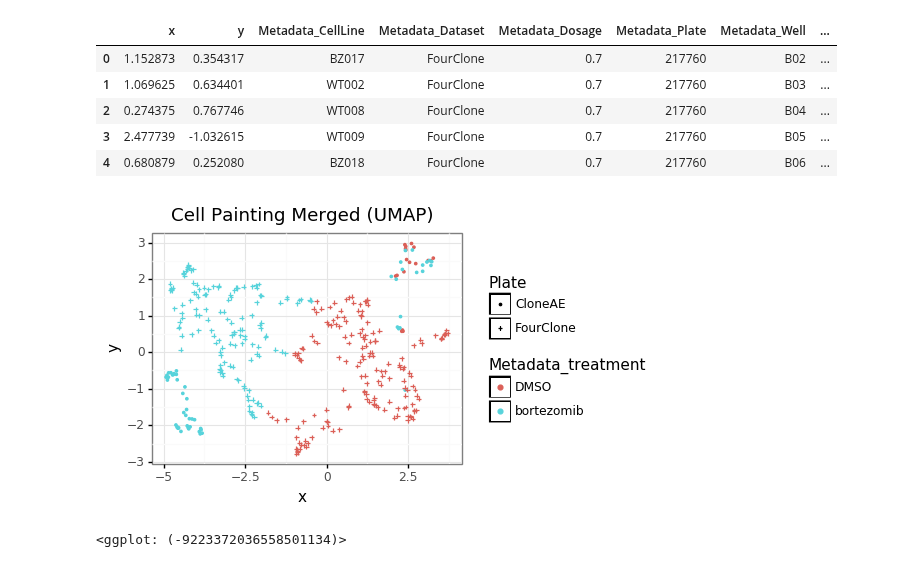
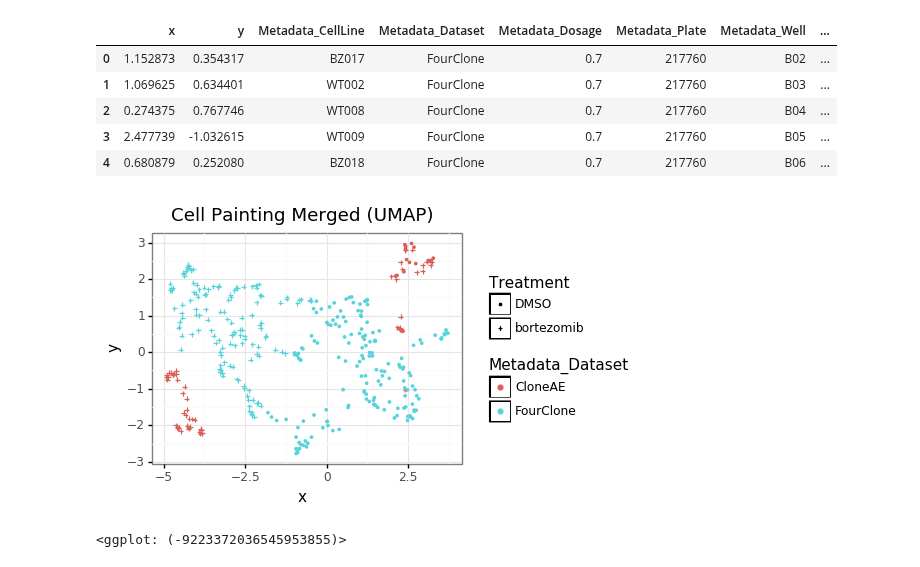
Before and after one commit to broadinstitute/profiling-resistance-mechanisms, a Jupyter notebook: 2.describe-data/3.umap.ipynb, the cells around one changed output. Cells and saved outputs as stored; diff of their text form; code cells hidden in the pictures.

Commit message:
switch shape and color

```diff
--- a/2.describe-data/3.umap.ipynb
+++ b/2.describe-data/3.umap.ipynb
@@ -275,28 +275,28 @@ embedding_df.head()
 # %%
 # Visualize UMAP results
 merged_umap_gg = (
     gg.ggplot(
         embedding_df,
         gg.aes(
             'x', 'y',
-            color="Metadata_treatment",
-            shape='Metadata_Dataset'
+            shape="Metadata_treatment",
+            color='Metadata_Dataset'
         )
     )
     + gg.geom_point()
     + gg.theme_bw()
     + gg.xlab("x")
     + gg.ylab("y")
-    + gg.scale_shape_manual(name="Plate", values=[".", "+"])
+    + gg.scale_shape_manual(name="Treatment", values=[".", "+"])
     + gg.ggtitle("Cell Painting Merged (UMAP)")
     + gg.theme(legend_key=gg.element_rect(color="black", fill = "white"))
 )
 
 file = os.path.join("figures", "umap", "clone_compare_batch_effect")
 for extension in ['.png', '.pdf', '.svg']:
     merged_umap_gg.save(filename='{}{}'.format(file, extension), height=3, width=4, dpi=400)
 
 merged_umap_gg
 # %% [output]
-[figure, old version]
+[figure, new version]
-<ggplot: (-9223372036558501134)>
+<ggplot: (-9223372036545953855)>
```
Also changed, not shown: parts of 6 cells of this notebook, 7 other files.
